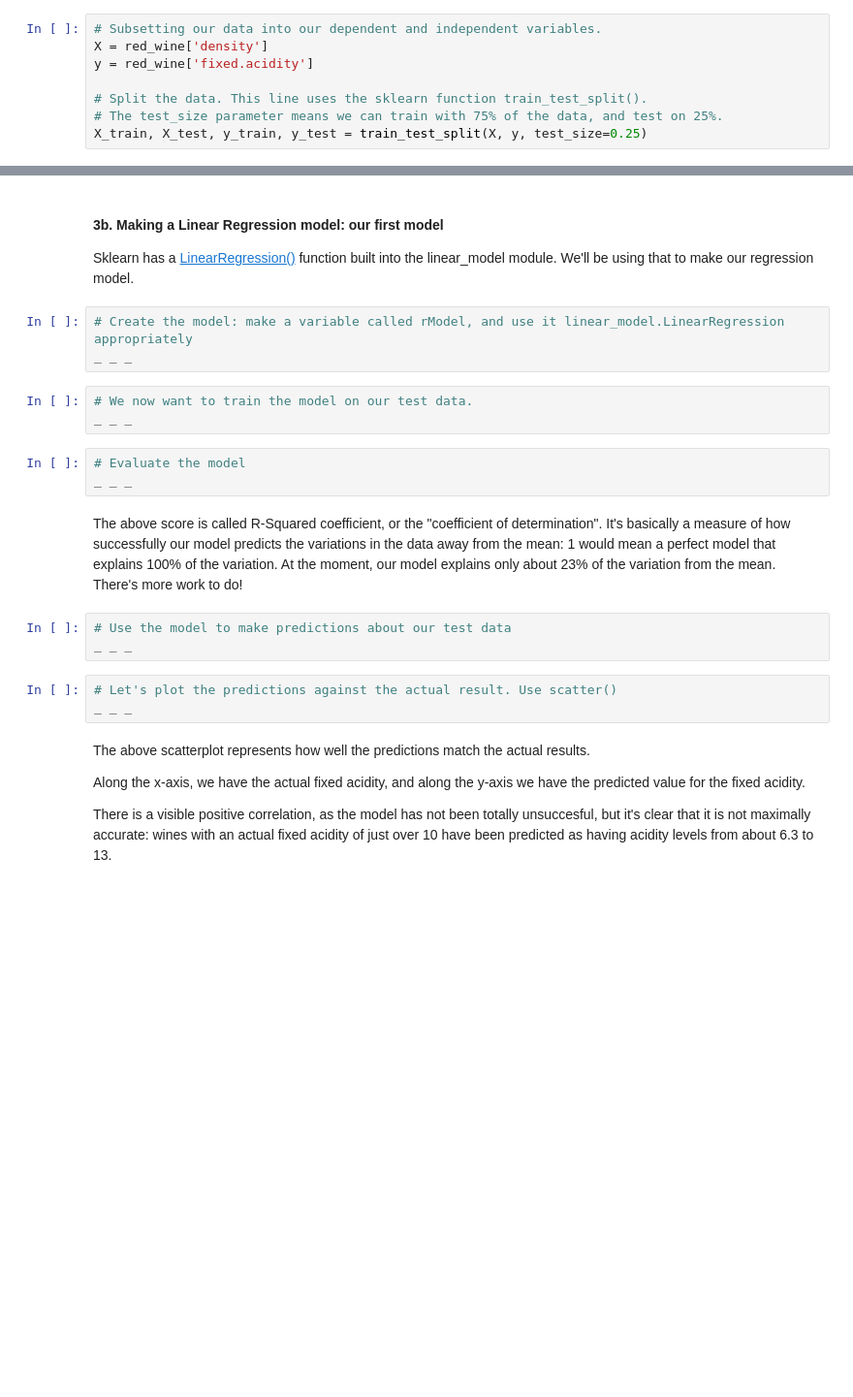
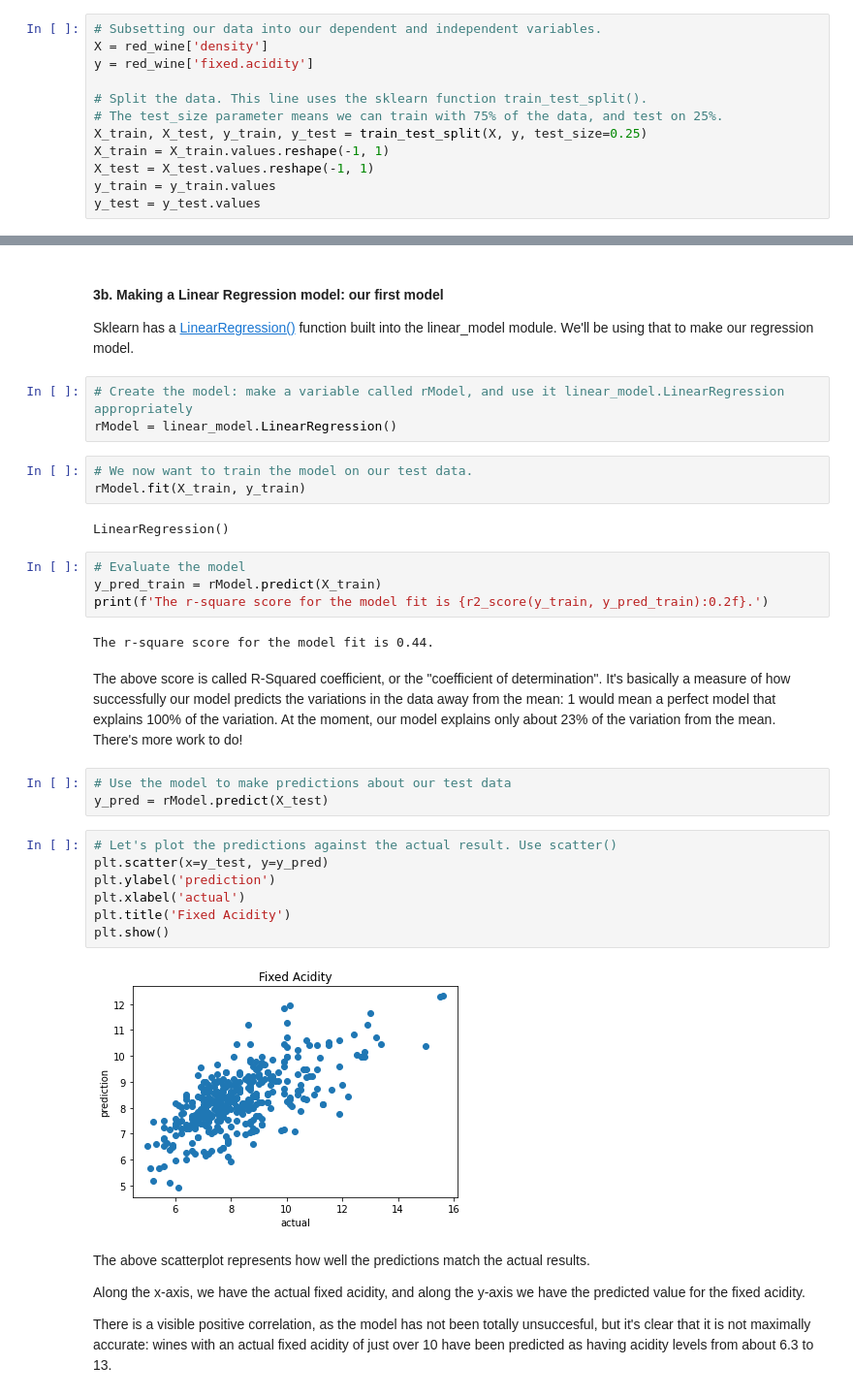
Before and after one commit to dmclark53/Springboard, a Jupyter notebook: Linear-Regression/Springboard Regression Case Study - the Red Wine Dataset - Tier 3.ipynb, the cells around one changed output, grey strips where cells are left out. Shown at 97% size. Saved outputs shown, nothing was run; the diff lists cells and outputs as text; blank space fills up the shorter version.

Commit message:
Fit model using linear regression.

```diff
--- a/Linear-Regression/Springboard Regression Case Study - the Red Wine Dataset - Tier 3.ipynb
+++ b/Linear-Regression/Springboard Regression Case Study - the Red Wine Dataset - Tier 3.ipynb
@@ -303,6 +303,10 @@ y = red_wine['fixed.acidity']
 # Split the data. This line uses the sklearn function train_test_split().
 # The test_size parameter means we can train with 75% of the data, and test on 25%.
 X_train, X_test, y_train, y_test = train_test_split(X, y, test_size=0.25)
+X_train = X_train.values.reshape(-1, 1)
+X_test = X_test.values.reshape(-1, 1)
+y_train = y_train.values
+y_test = y_test.values
 # %%
 # We now want to check the shape of the X train, y_train, X_test and y_test to make sure the proportions are right.
 print(X_train.shape)
@@ -319,21 +323,32 @@ print(y_test.shape)
 Sklearn has a [LinearRegression()](https://scikit-learn.org/stable/modules/generated/sklearn.linear_model.LinearRegression.html) function built into the linear_model module. We'll be using that to make our regression model.
 # %%
 # Create the model: make a variable called rModel, and use it linear_model.LinearRegression appropriately
-_ _ _
+rModel = linear_model.LinearRegression()
 # %%
 # We now want to train the model on our test data.
-_ _ _
+rModel.fit(X_train, y_train)
+# %% [output]
+LinearRegression()
-# %%
-# Evaluate the model
-_ _ _
+# %%
+# Evaluate the model
+y_pred_train = rModel.predict(X_train)
+print(f'The r-square score for the model fit is {r2_score(y_train, y_pred_train):0.2f}.')
+# %% [output]
+The r-square score for the model fit is 0.44.
 # %% [markdown]
 The above score is called R-Squared coefficient, or the "coefficient of determination". It's basically a measure of how successfully our model predicts the variations in the data away from the mean: 1 would mean a perfect model that explains 100% of the variation. At the moment, our model explains only about 23% of the variation from the mean. There's more work to do!
 # %%
 # Use the model to make predictions about our test data
-_ _ _
+y_pred = rModel.predict(X_test)
 # %%
 # Let's plot the predictions against the actual result. Use scatter()
-_ _ _
+plt.scatter(x=y_test, y=y_pred)
+plt.ylabel('prediction')
+plt.xlabel('actual')
+plt.title('Fixed Acidity')
+plt.show()
+# %% [output]
+[figure, added]
 # %% [markdown]
 The above scatterplot represents how well the predictions match the actual results.
 
```
Also changed, not shown: parts of 1 cell of this notebook.
